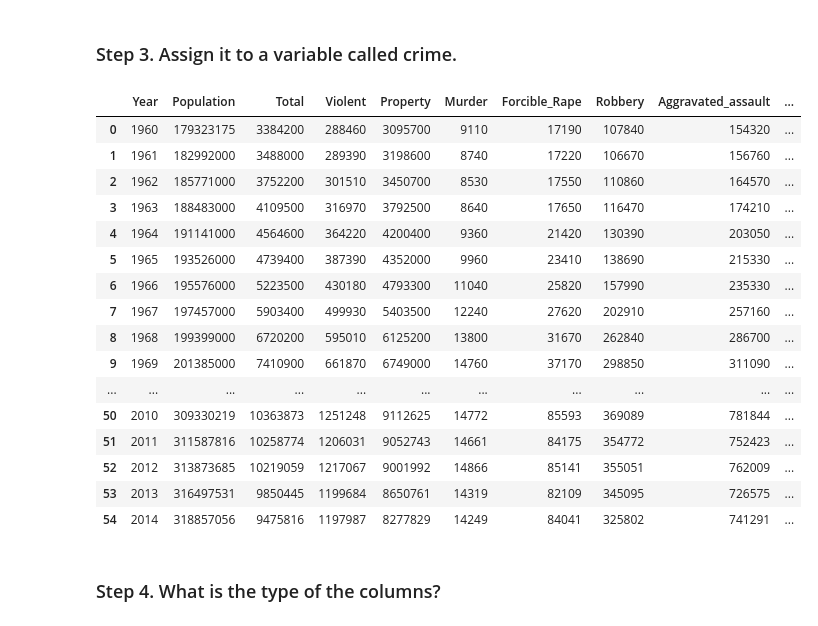
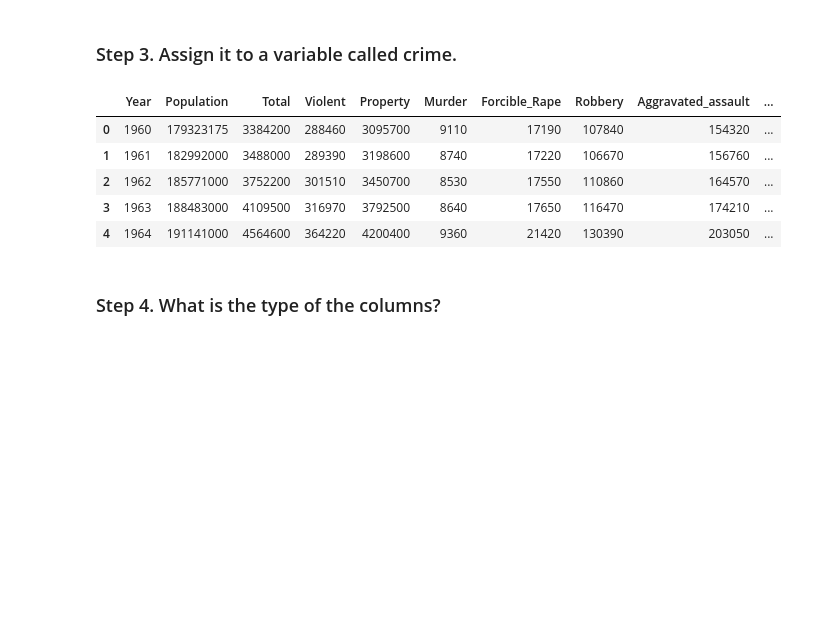
Before and after one commit to Kinetikm/AppliedPythonF2019, a Jupyter notebook: homeworks/homework_05_ml/Суббота/Exercises.ipynb, the cells around one changed output. Cells and saved outputs as stored; diff of their text form; code cells hidden in the pictures; blank space fills up the shorter version.

```diff
--- a/homeworks/homework_05_ml/Суббота/Exercises.ipynb
+++ b/homeworks/homework_05_ml/Суббота/Exercises.ipynb
@@ -17,25 +17,14 @@ import pandas as pd
 ### Step 3. Assign it to a variable called crime.
 # %%
 crime = pd.read_csv("https://raw.githubusercontent.com/guipsamora/pandas_exercises/master/04_Apply/US_Crime_Rates/US_Crime_Rates_1960_2014.csv", sep=',')
-crime
+crime.head()
 # %% [output]
 |  | Year | Population | Total | Violent | Property | Murder | Forcible_Rape | Robbery | Aggravated_assault | ... |
 | 0 | 1960 | 179323175 | 3384200 | 288460 | 3095700 | 9110 | 17190 | 107840 | 154320 | ... |
 | 1 | 1961 | 182992000 | 3488000 | 289390 | 3198600 | 8740 | 17220 | 106670 | 156760 | ... |
 | 2 | 1962 | 185771000 | 3752200 | 301510 | 3450700 | 8530 | 17550 | 110860 | 164570 | ... |
 | 3 | 1963 | 188483000 | 4109500 | 316970 | 3792500 | 8640 | 17650 | 116470 | 174210 | ... |
 | 4 | 1964 | 191141000 | 4564600 | 364220 | 4200400 | 9360 | 21420 | 130390 | 203050 | ... |
-| 5 | 1965 | 193526000 | 4739400 | 387390 | 4352000 | 9960 | 23410 | 138690 | 215330 | ... |
-| 6 | 1966 | 195576000 | 5223500 | 430180 | 4793300 | 11040 | 25820 | 157990 | 235330 | ... |
-| 7 | 1967 | 197457000 | 5903400 | 499930 | 5403500 | 12240 | 27620 | 202910 | 257160 | ... |
-| 8 | 1968 | 199399000 | 6720200 | 595010 | 6125200 | 13800 | 31670 | 262840 | 286700 | ... |
-| 9 | 1969 | 201385000 | 7410900 | 661870 | 6749000 | 14760 | 37170 | 298850 | 311090 | ... |
-| ... | ... | ... | ... | ... | ... | ... | ... | ... | ... | ... |
-| 50 | 2010 | 309330219 | 10363873 | 1251248 | 9112625 | 14772 | 85593 | 369089 | 781844 | ... |
-| 51 | 2011 | 311587816 | 10258774 | 1206031 | 9052743 | 14661 | 84175 | 354772 | 752423 | ... |
-| 52 | 2012 | 313873685 | 10219059 | 1217067 | 9001992 | 14866 | 85141 | 355051 | 762009 | ... |
-| 53 | 2013 | 316497531 | 9850445 | 1199684 | 8650761 | 14319 | 82109 | 345095 | 726575 | ... |
-| 54 | 2014 | 318857056 | 9475816 | 1197987 | 8277829 | 14249 | 84041 | 325802 | 741291 | ... |
 # %% [markdown]
 ### Step 4. What is the type of the columns?
 # %%
```
Also changed, not shown: parts of 6 cells of this notebook, 3 other files.
